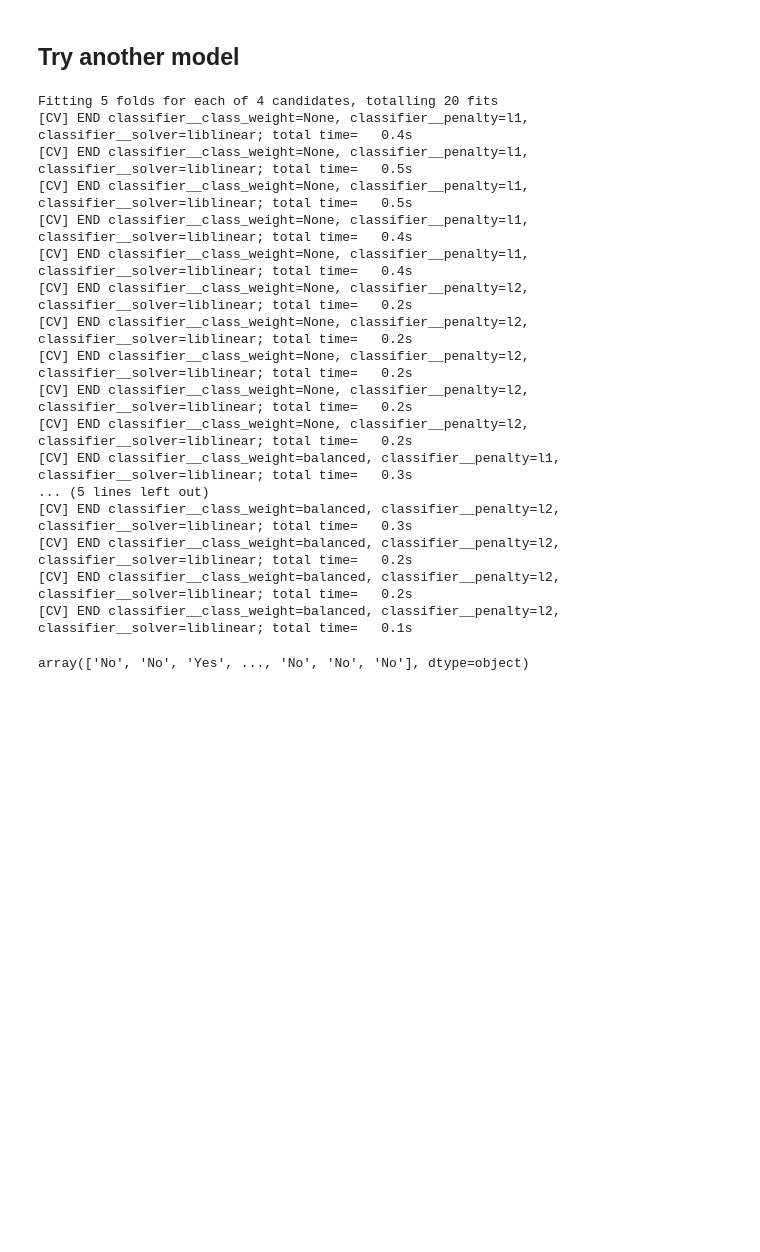
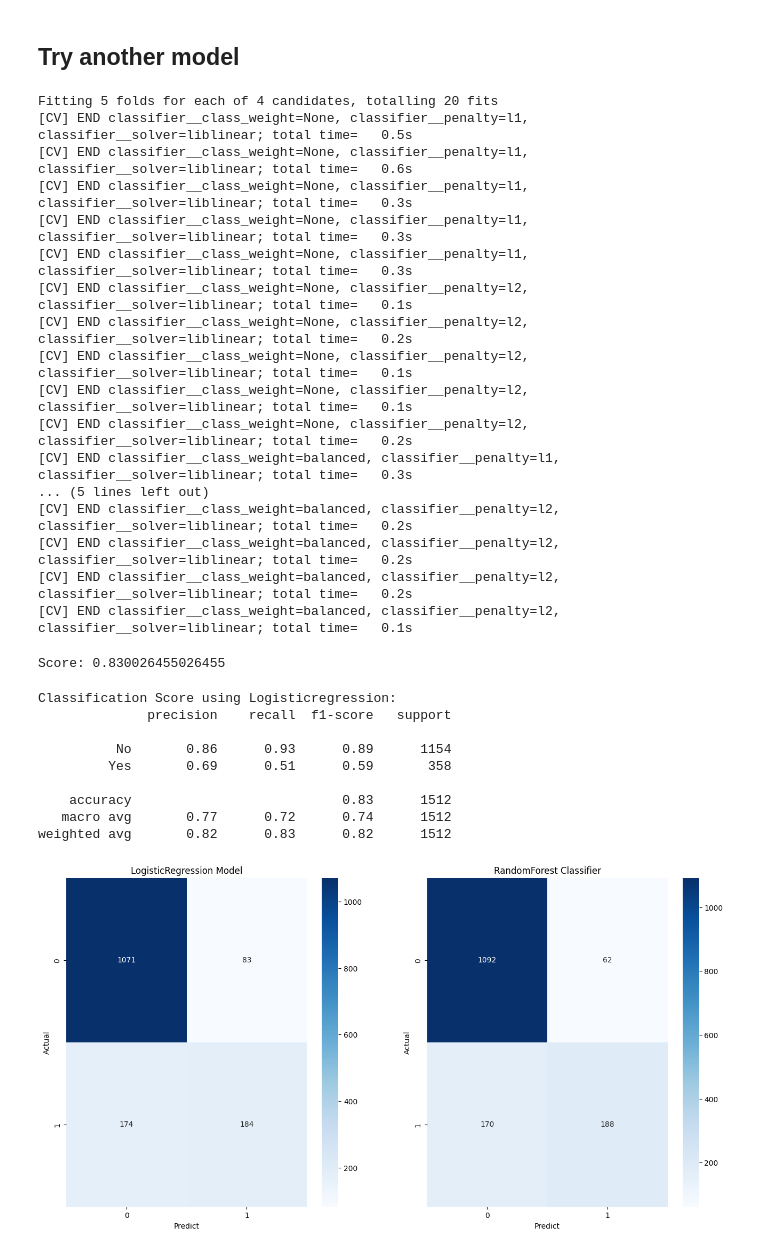
Before and after one commit to Tinonturja/MachineLearning, a Jupyter notebook: Rainfall_Prediction_Classifier.ipynb, the cells around one changed output. Drawn from its saved outputs; the diff is of its cells as text; code cells hidden in the pictures; blank space fills up the shorter version.

Commit message:
Using randomforestclassifier and logisticregression model for predicting rain in a specific day

```diff
--- a/Rainfall_Prediction_Classifier.ipynb
+++ b/Rainfall_Prediction_Classifier.ipynb
@@ -600,23 +600,55 @@ model.param_grid = param_grid
 model.fit(X_train, y_train)
 
 # make predictions
-model.predict(X_test)
+y_pred = model.predict(X_test)
 # %% [output]
 Fitting 5 folds for each of 4 candidates, totalling 20 fits
-[CV] END classifier__class_weight=None, classifier__penalty=l1, classifier__solver=liblinear; total time=   0.4s
 [CV] END classifier__class_weight=None, classifier__penalty=l1, classifier__solver=liblinear; total time=   0.5s
-[CV] END classifier__class_weight=None, classifier__penalty=l1, classifier__solver=liblinear; total time=   0.5s
-[CV] END classifier__class_weight=None, classifier__penalty=l1, classifier__solver=liblinear; total time=   0.4s
-[CV] END classifier__class_weight=None, classifier__penalty=l1, classifier__solver=liblinear; total time=   0.4s
+[CV] END classifier__class_weight=None, classifier__penalty=l1, classifier__solver=liblinear; total time=   0.6s
+[CV] END classifier__class_weight=None, classifier__penalty=l1, classifier__solver=liblinear; total time=   0.3s
+[CV] END classifier__class_weight=None, classifier__penalty=l1, classifier__solver=liblinear; total time=   0.3s
+[CV] END classifier__class_weight=None, classifier__penalty=l1, classifier__solver=liblinear; total time=   0.3s
+[CV] END classifier__class_weight=None, classifier__penalty=l2, classifier__solver=liblinear; total time=   0.1s
 [CV] END classifier__class_weight=None, classifier__penalty=l2, classifier__solver=liblinear; total time=   0.2s
-[CV] END classifier__class_weight=None, classifier__penalty=l2, classifier__solver=liblinear; total time=   0.2s
-[CV] END classifier__class_weight=None, classifier__penalty=l2, classifier__solver=liblinear; total time=   0.2s
-[CV] END classifier__class_weight=None, classifier__penalty=l2, classifier__solver=liblinear; total time=   0.2s
+[CV] END classifier__class_weight=None, classifier__penalty=l2, classifier__solver=liblinear; total time=   0.1s
+[CV] END classifier__class_weight=None, classifier__penalty=l2, classifier__solver=liblinear; total time=   0.1s
 [CV] END classifier__class_weight=None, classifier__penalty=l2, classifier__solver=liblinear; total time=   0.2s
 [CV] END classifier__class_weight=balanced, classifier__penalty=l1, classifier__solver=liblinear; total time=   0.3s
 ... (5 lines left out)
-[CV] END classifier__class_weight=balanced, classifier__penalty=l2, classifier__solver=liblinear; total time=   0.3s
+[CV] END classifier__class_weight=balanced, classifier__penalty=l2, classifier__solver=liblinear; total time=   0.2s
 [CV] END classifier__class_weight=balanced, classifier__penalty=l2, classifier__solver=liblinear; total time=   0.2s
 [CV] END classifier__class_weight=balanced, classifier__penalty=l2, classifier__solver=liblinear; total time=   0.2s
 [CV] END classifier__class_weight=balanced, classifier__penalty=l2, classifier__solver=liblinear; total time=   0.1s
-array(['No', 'No', 'Yes', ..., 'No', 'No', 'No'], dtype=object)
+# %%
+print(f"Score: {model.score(X_test, y_test)}")
+# %% [output]
+Score: 0.830026455026455
+# %%
+## Get the classification score and confusion matrix
+print(f"Classification Score using Logisticregression:\n{classification_report(y_test, y_pred)}")
+
+conf_matrix_lr = confusion_matrix(y_test, y_pred)
+
+plt.figure(figsize = (16,8))
+plt.subplot(1,2,1)
+sns.heatmap(conf_matrix_lr, annot = True, fmt = 'd', cmap = 'Blues')
+plt.xlabel("Predict")
+plt.ylabel("Actual")
+plt.title('LogisticRegression Model')
+plt.subplot(1,2,2)
+sns.heatmap(conf_matrix, annot = True, fmt = 'd', cmap = 'Blues')
+plt.xlabel("Predict")
+plt.ylabel("Actual")
+plt.title('RandomForest Classifier')
+plt.show()
+# %% [output]
+Classification Score using Logisticregression:
+              precision    recall  f1-score   support
+
+          No       0.86      0.93      0.89      1154
+         Yes       0.69      0.51      0.59       358
+
+    accuracy                           0.83      1512
+   macro avg       0.77      0.72      0.74      1512
+weighted avg       0.82      0.83      0.82      1512
+[figure, added]
```
